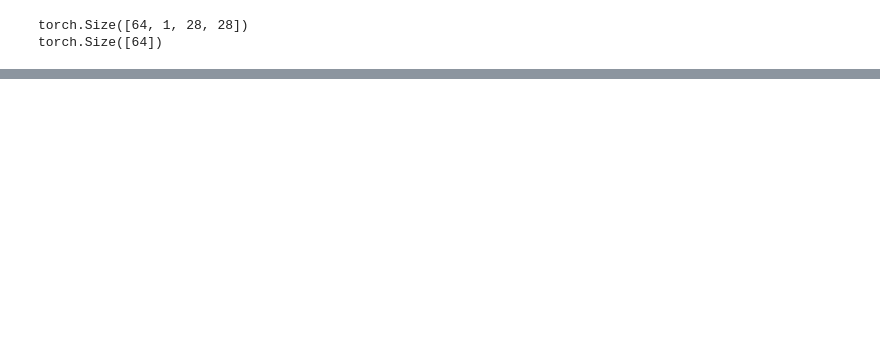
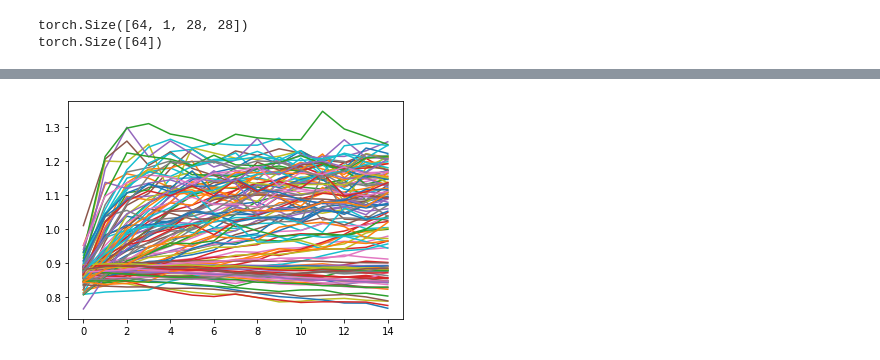
Before and after one commit to BrianWhiteaker/exESN, a Jupyter notebook: leaky_test.ipynb, the cells around one changed output, grey strips where cells are left out. Saved outputs shown, nothing was run; the diff lists cells and outputs as text; code cells hidden in the pictures; blank space fills up the shorter version.

Commit message:
learnable parameters are now working

```diff
--- a/leaky_test.ipynb
+++ b/leaky_test.ipynb
@@ -1,21 +1,21 @@
 # %%
 import torch
 import torch.nn as nn
-from torch.nn.functional import tanh
+from torch.nn.parameter import Parameter
+import pdb
 
-class leaky_tanh(nn.Module):
-    def __init__(self, alpha, gamma, rho):
+class Leaky_Tanh(nn.Module):
+    def __init__(self, N):
         """
         Initialize learnable parameters:
         alpha = controls influence of past information
         gamma = controls amplitude from nonlinear term
         """
-        super(leaky_tanh,self).__init__()
-        self.a = alpha
-        self.g = gamma
-
+        super(Leaky_Tanh,self).__init__()
+        self.a = Parameter(torch.mul(torch.ones(1,N),.9))
+        self.g = Parameter(torch.rand(1,N))
     def forward(self, x):
-        return (1-self.a)*x + self.a*self.g*tanh(x)
+        return (1-self.a)*x + self.a*self.g*torch.tanh(x)
 # %%
 import numpy as np
 import torchvision
@@ -23,3 +23,4 @@ import matplotlib.pyplot as plt
 from time import time
 from torchvision import datasets, transforms
 from torch import optim
+DEV = 'cuda:5'
@@ -86,7 +85,10 @@ images = images.view(images.shape[0], -1)
 #logps = model(images) #log probabilities
 #loss = criterion(logps, labels) #calculate the NLL loss
 # %%
-optimizer = optim.SGD(model.parameters(), lr=0.003, momentum=0.9)
+a0_list = []
+a1_list = []
+
+optimizer = optim.SGD(model.parameters(), lr=0.01, momentum=0.9)
 time0 = time()
 epochs = 15
 for e in range(epochs):
@@ -94,16 +96,15 @@ for e in range(epochs):
     for images, labels in trainloader:
         # Flatten MNIST images into a 784 long vector
         images = images.view(images.shape[0], -1)
-        labels = labels.cuda()
+        labels = labels.cuda(DEV)
 
         # Training pass
         optimizer.zero_grad()
-
-        output = model(images.cuda())
+        output = model(images.cuda(DEV))
         loss = criterion(output, labels)
 
         #This is where the model learns by backpropagating
-        loss.backward()
+        loss.backward(retain_graph=True)
 
         #And optimizes its weights here
         optimizer.step()
@@ -111,5 +112,8 @@ for e in range(epochs):
         running_loss += loss.item()
     else:
         print("Epoch {} - Training loss: {}".format(e, running_loss/len(trainloader)))
+        a0_list.append(model.lky0.a.data.detach().cpu().numpy()[0])
+        a1_list.append(model.lky1.a.data.detach().cpu().numpy()[0])
+
 print("\nTraining Time (in minutes) =",(time()-time0)/60)
 # %% [output]
@@ -116,0 +137,6 @@ RuntimeError: The size of tensor a (128) must match the size of tensor b (64) at
+# %%
+a0 = np.array(a0_list)
+plt.plot(a0)
+plt.show()
+# %% [output]
+[figure, added]
```
Also changed, not shown: parts of 6 cells of this notebook.
